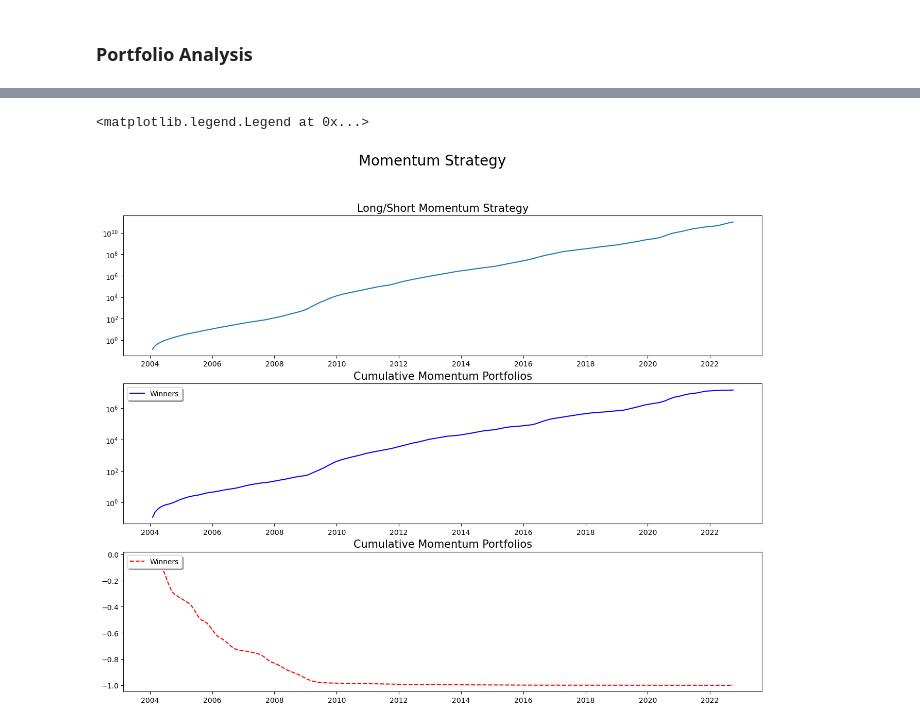
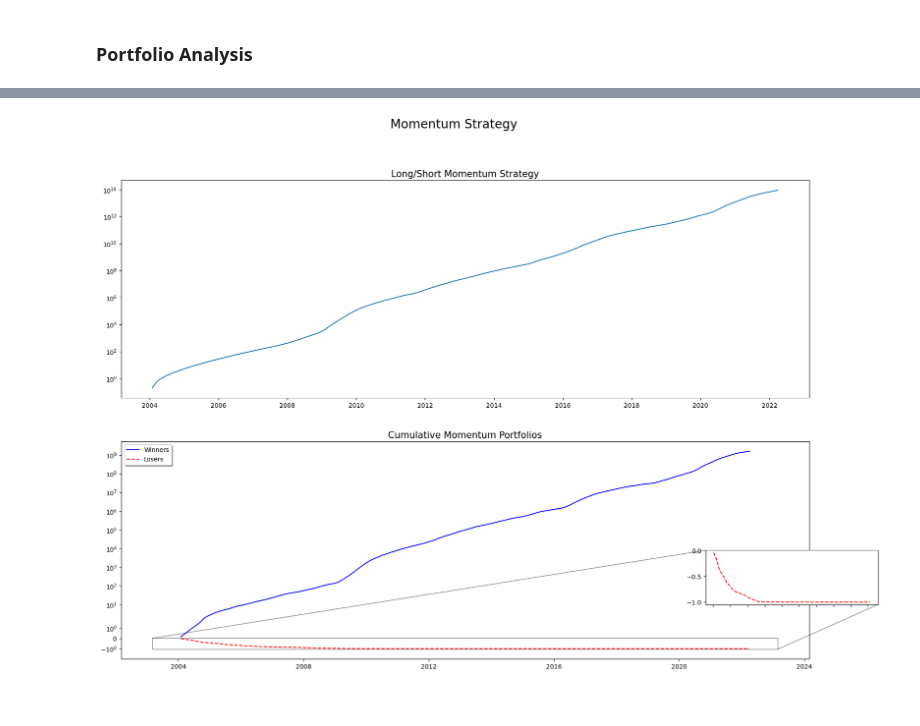
Before and after one commit to sonqo/msc-data-science, a Jupyter notebook: 0-thesis/portfolios-v2.ipynb, the cells around one changed output, grey strips where cells are left out. Cells and saved outputs as stored; diff of their text form; code cells hidden in the pictures.

```diff
--- a/0-thesis/portfolios-v2.ipynb
+++ b/0-thesis/portfolios-v2.ipynb
@@ -335,23 +335,29 @@ Momentum Strategy Summary:
 # %%
-plt.figure(figsize=(16, 12))
+plt.figure(figsize=(20, 14))
 plt.suptitle('Momentum Strategy', fontsize=20)
 
-ax1 = plt.subplot(311)
+ax1 = plt.subplot(211)
 ax1.set_title('Long/Short Momentum Strategy', fontsize=15)
 ax1.plot(ewret_t['cumret_long_short'])
 ax1.set_yscale('log')
 
-ax2 = plt.subplot(312)
+ax2 = plt.subplot(212)
 ax2.set_title('Cumulative Momentum Portfolios', fontsize=15)
-ax2.plot(ewret_t['cumret_winners'], 'b-')
+ax2.plot(ewret_t['cumret_winners'], 'b-', ewret_t['cumret_losers'], 'r--')
 ax2.legend(('Winners','Losers'), loc='upper left', shadow=True)
-ax2.set_yscale('log')
+ax2.set_yscale('symlog')
 
-ax3 = plt.subplot(313)
-ax3.set_title('Cumulative Momentum Portfolios', fontsize=15)
-ax3.plot(ewret_t['cumret_losers'], 'r--')
-ax3.legend(('Winners','Losers'), loc='upper left', shadow=True)
-# ax3.set_yscale('log')
+axins = ax2.inset_axes([0.85, 0.25, 0.25, 0.25])
+axins.plot(ewret_t['cumret_losers'], 'r--')
+axins.set_xticklabels([])
+ax2.indicate_inset_zoom(axins, edgecolor="black")
+# # subregion of the original image
+# x1, x2, y1, y2 = , -10, 10
+# axins.set_xlim(x1, x2)
+# axins.set_ylim(y1, y2)
+# axins.set_xticklabels([])
+# axins.set_yticklabels([])
+
+plt.show()
 # %% [output]
-<matplotlib.legend.Legend at 0x...>
-[figure, old version]
+[figure, new version]
```
Also changed, not shown: parts of 15 cells of this notebook, 5 other files.
